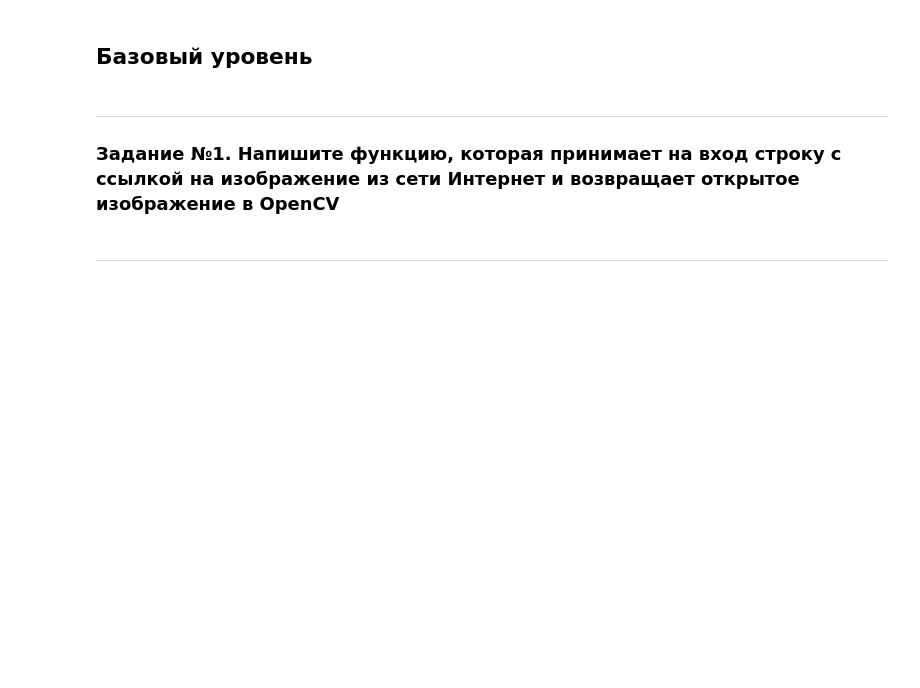
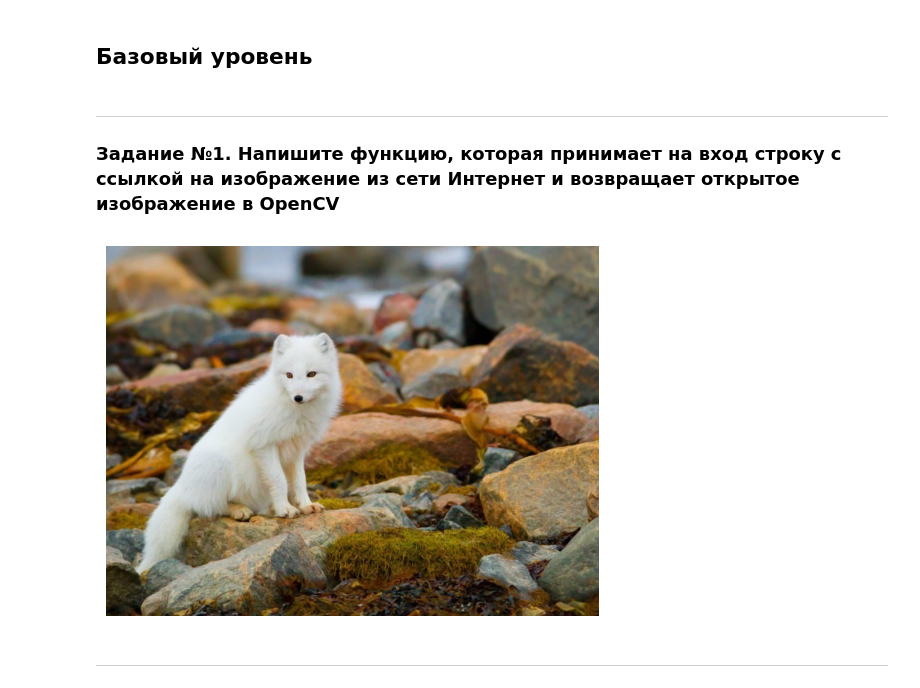
Before and after one commit to Calrission/MIIGAIK-Image-Processing, a Jupyter notebook: Практическая_работа_№4_Основные_методы_OpenCV_Часть_№2.ipynb, the cells around one changed output. Saved outputs shown, nothing was run; the diff lists cells and outputs as text; code cells hidden in the pictures; blank space fills up the shorter version.

```diff
--- a/Практическая_работа_№4_Основные_методы_OpenCV_Часть_№2.ipynb
+++ b/Практическая_работа_№4_Основные_методы_OpenCV_Часть_№2.ipynb
@@ -13,3 +11,23 @@
+# %%
+import numpy as np
+import cv2 as cv
+import matplotlib.pyplot as plt
+import urllib.request
+
+def fetch_image_by_url(url: str):
+    resp = urllib.request.urlopen(url)
+    image = np.asarray(bytearray(resp.read()), dtype=np.uint8)
+    image = cv.imdecode(image, cv.IMREAD_COLOR)
+    image = cv.cvtColor(image, cv.COLOR_BGR2RGB)
+    return image
+
+url = 'https://2spalnika.ru/wp-content/uploads/2022/12/zhivotniy-mir-hibin-800x600.jpg'
+image = fetch_image_by_url(url)
+plt.axis('off')
+plt.imshow(image)
+plt.show()
+# %% [output]
+[figure, added]
 # %% [markdown]
 ---
 # %% [markdown]
```
Also changed, not shown: parts of 62 cells of this notebook, 2 other files.
